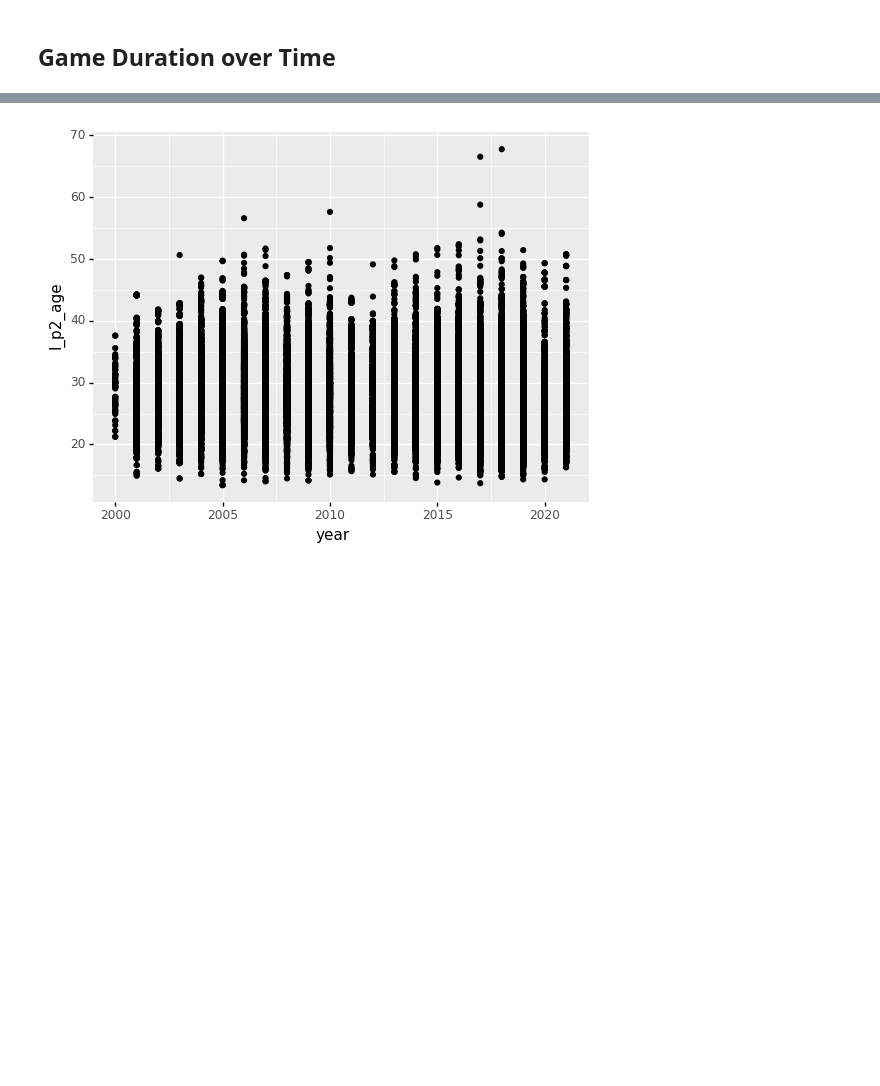
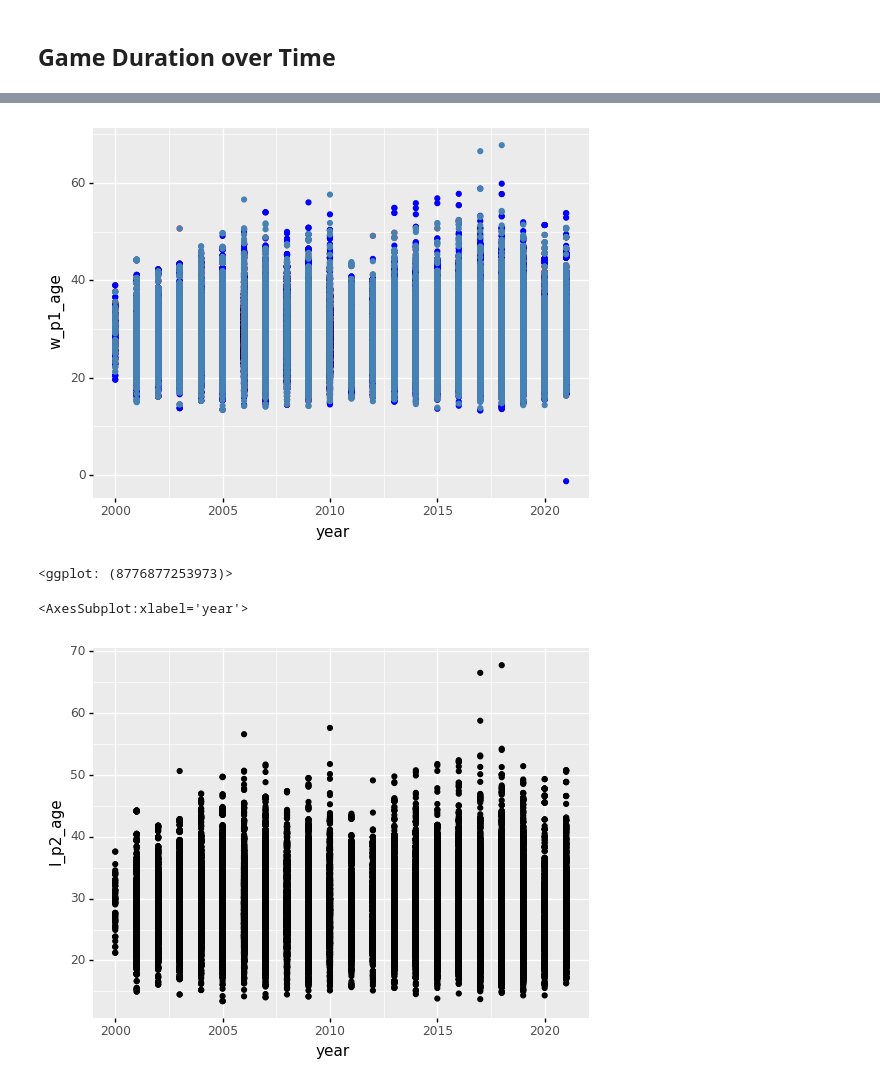
Before and after one commit to schap101/beachvolley_analysis, a Jupyter notebook: Beach_Volley.ipynb, the cells around one changed output, grey strips where cells are left out. Saved outputs shown, nothing was run; the diff lists cells and outputs as text; code cells hidden in the pictures; blank space fills up the shorter version.

```diff
--- a/Beach_Volley.ipynb
+++ b/Beach_Volley.ipynb
@@ -88,0 +115,5 @@ ggplot(df_clean, aes(x='year', y='duration_in_seconds')) + geom_point()
+# %%
+ggplot(df_clean, aes(x='year')) + geom_point(aes(y = 'w_p1_age'), color = "darkred") + geom_point(aes(y = 'w_p2_age'), color = "red") +geom_point(aes(y = 'l_p1_age'), color = "blue") +geom_point(aes(y = 'l_p2_age'), color="steelblue")
+# %% [output]
+[figure, added]
+<ggplot: (8776877253973)>
@@ -89,3 +126,7 @@ ggplot(df_clean, aes(x='year', y='duration_in_seconds')) + geom_point()
+# %%
+df_clean.plot(x="year", y=["w_p1_age", "w_p2_age", "l_p1_age", "l_p2_age"], kind="bar")
+# %% [output]
+<AxesSubplot:xlabel='year'>
 # %%
 ggplot(df_clean, aes(x='year', y='l_p2_age')) + geom_point()
 # %% [output]
```
Also changed, not shown: parts of 7 cells of this notebook.
